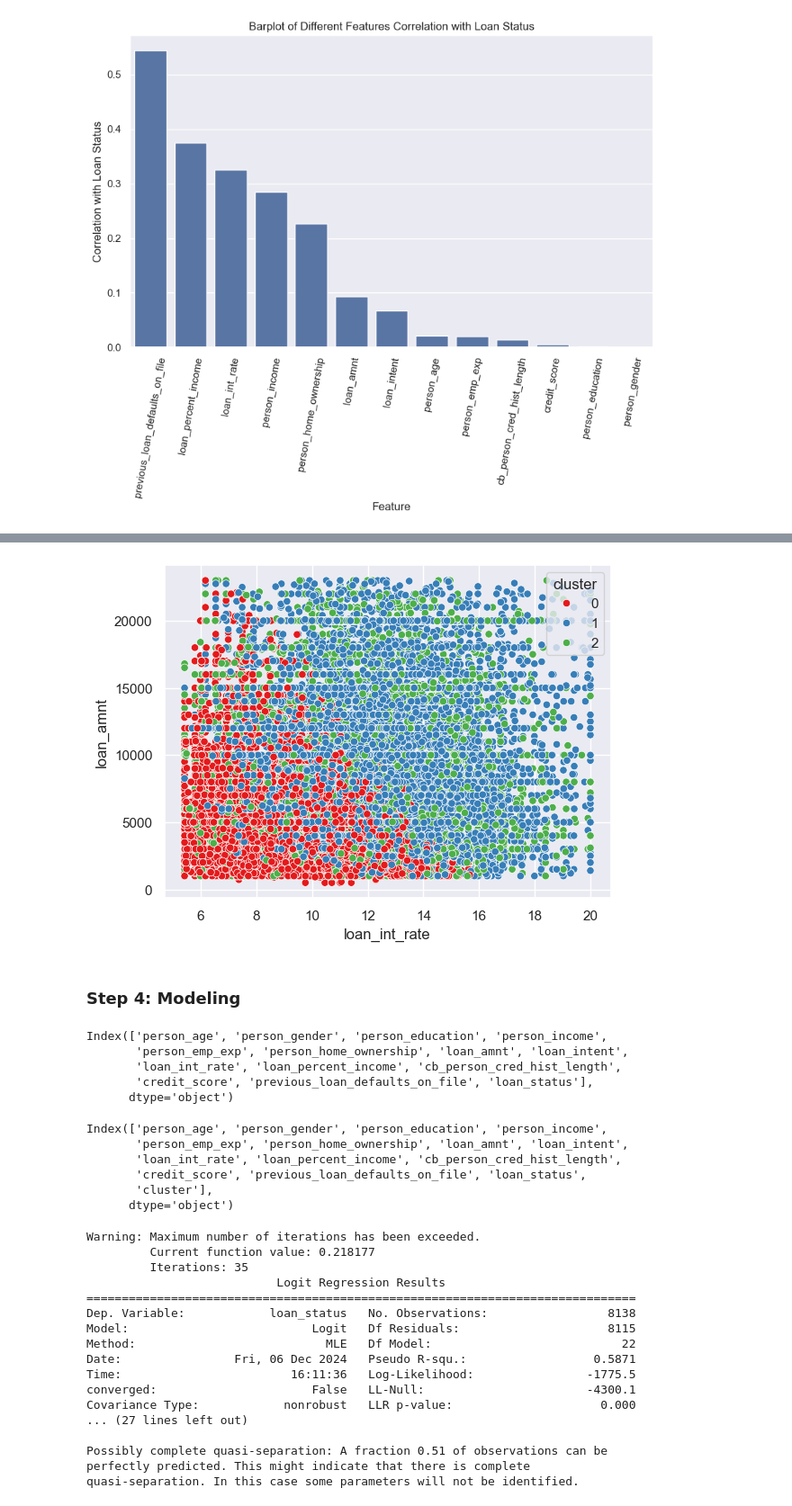
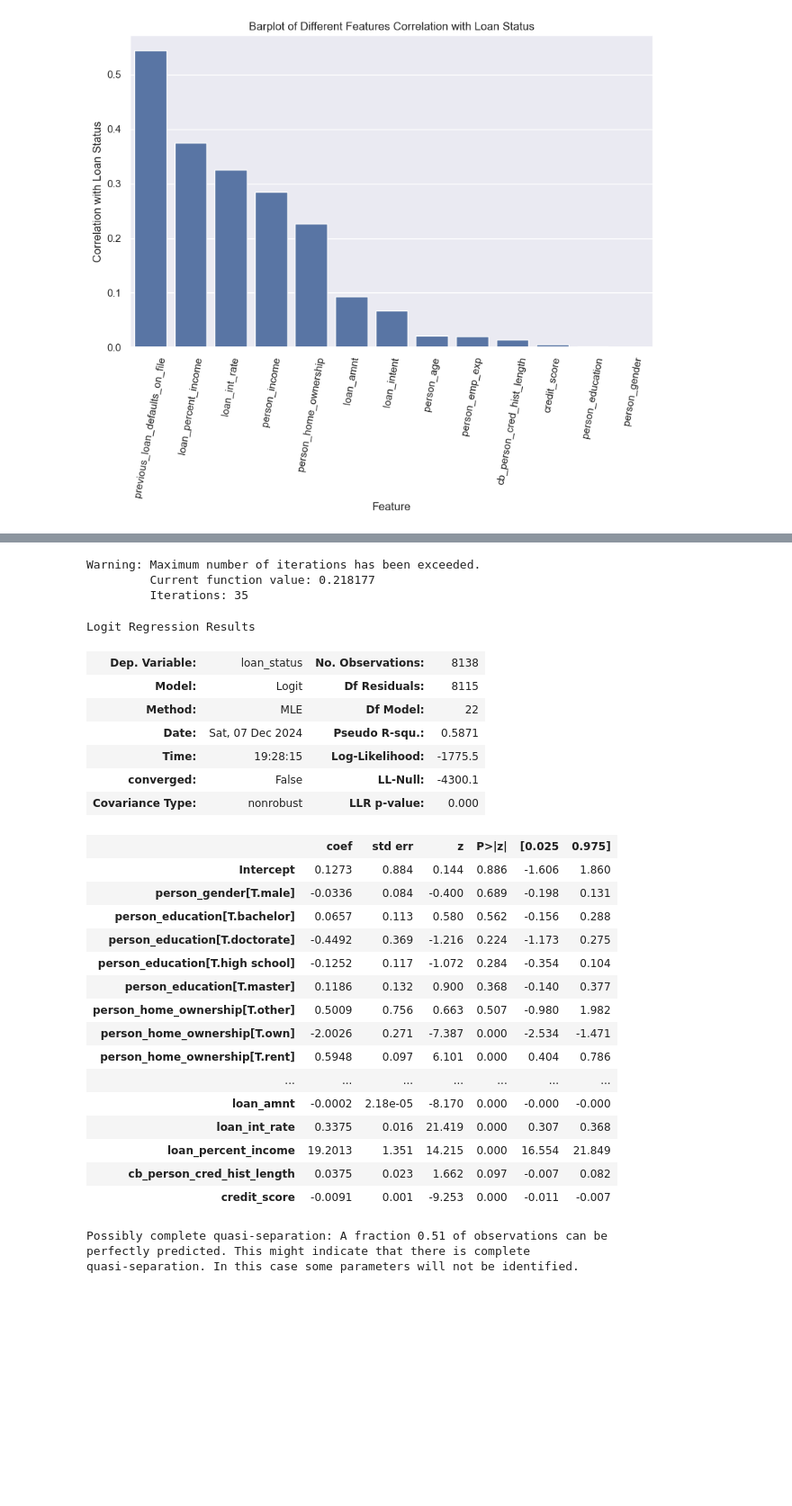
Before and after one commit to isaac-turk/Synchrony-Research-Presentation, a Jupyter notebook: loan_approval.ipynb, the cells around one changed output, grey strips where cells are left out. Shown at 90% size. Drawn from its saved outputs; the diff is of its cells as text; code cells hidden in the pictures; blank space fills up the shorter version.

```diff
--- a/loan_approval.ipynb
+++ b/loan_approval.ipynb
@@ -245,11 +220,3 @@ plt.show()
-# %%
-# Visualize the clusters
-sns.scatterplot(x='loan_int_rate', y='loan_amnt', hue='cluster', data=df, palette='Set1')
-plt.show()
-# %% [output]
-[figure, removed]
-# %% [markdown]
-### **Step 4: Modeling**
 # %%
 # Split our data into training and test sets while stratifying for loan_status
 from sklearn.model_selection import train_test_split
@@ -258,40 +225,37 @@ df_train, df_test = train_test_split(df.drop('cluster', axis=1), train_size=0.2,
-# %%
-df_train.columns
-# %% [output]
-Index(['person_age', 'person_gender', 'person_education', 'person_income',
-       'person_emp_exp', 'person_home_ownership', 'loan_amnt', 'loan_intent',
-       'loan_int_rate', 'loan_percent_income', 'cb_person_cred_hist_length',
-       'credit_score', 'previous_loan_defaults_on_file', 'loan_status'],
-      dtype='object')
-# %%
-df.columns
-# %% [output]
-Index(['person_age', 'person_gender', 'person_education', 'person_income',
-       'person_emp_exp', 'person_home_ownership', 'loan_amnt', 'loan_intent',
-       'loan_int_rate', 'loan_percent_income', 'cb_person_cred_hist_length',
-       'credit_score', 'previous_loan_defaults_on_file', 'loan_status',
-       'cluster'],
-      dtype='object')
 # %%
+# Fit logistic model with top all features from from our dataset
 import statsmodels.formula.api as smf
 
 log_model = smf.logit('loan_status ~ person_age + person_gender + person_education + person_income + person_emp_exp + person_home_ownership + loan_amnt + loan_intent + loan_int_rate + loan_percent_income + cb_person_cred_hist_length + credit_score + previous_loan_defaults_on_file', data=df_train).fit()
-print(log_model.summary())
+log_model.summary()
 # %% [output]
 Warning: Maximum number of iterations has been exceeded.
          Current function value: 0.218177
          Iterations: 35
-                           Logit Regression Results
-==============================================================================
-Dep. Variable:            loan_status   No. Observations:                 8138
-Model:                          Logit   Df Residuals:                     8115
-Method:                           MLE   Df Model:                           22
-Date:                Fri, 06 Dec 2024   Pseudo R-squ.:                  0.5871
-Time:                        16:11:36   Log-Likelihood:                -1775.5
-converged:                      False   LL-Null:                       -4300.1
-Covariance Type:            nonrobust   LLR p-value:                     0.000
-... (27 lines left out)
-
-Possibly complete quasi-separation: A fraction 0.51 of observations can be
-perfectly predicted. This might indicate that there is complete
-quasi-separation. In this case some parameters will not be identified.
+Logit Regression Results
+| Dep. Variable: | loan_status | No. Observations: | 8138 |
+| Model: | Logit | Df Residuals: | 8115 |
+| Method: | MLE | Df Model: | 22 |
+| Date: | Sat, 07 Dec 2024 | Pseudo R-squ.: | 0.5871 |
+| Time: | 19:28:15 | Log-Likelihood: | -1775.5 |
+| converged: | False | LL-Null: | -4300.1 |
+| Covariance Type: | nonrobust | LLR p-value: | 0.000 |
+|  | coef | std err | z | P>|z| | [0.025 | 0.975] |
+| Intercept | 0.1273 | 0.884 | 0.144 | 0.886 | -1.606 | 1.860 |
+| person_gender[T.male] | -0.0336 | 0.084 | -0.400 | 0.689 | -0.198 | 0.131 |
+| person_education[T.bachelor] | 0.0657 | 0.113 | 0.580 | 0.562 | -0.156 | 0.288 |
+| person_education[T.doctorate] | -0.4492 | 0.369 | -1.216 | 0.224 | -1.173 | 0.275 |
+| person_education[T.high school] | -0.1252 | 0.117 | -1.072 | 0.284 | -0.354 | 0.104 |
+| person_education[T.master] | 0.1186 | 0.132 | 0.900 | 0.368 | -0.140 | 0.377 |
+| person_home_ownership[T.other] | 0.5009 | 0.756 | 0.663 | 0.507 | -0.980 | 1.982 |
+| person_home_ownership[T.own] | -2.0026 | 0.271 | -7.387 | 0.000 | -2.534 | -1.471 |
+| person_home_ownership[T.rent] | 0.5948 | 0.097 | 6.101 | 0.000 | 0.404 | 0.786 |
+| ... | ... | ... | ... | ... | ... | ... |
+| loan_amnt | -0.0002 | 2.18e-05 | -8.170 | 0.000 | -0.000 | -0.000 |
+| loan_int_rate | 0.3375 | 0.016 | 21.419 | 0.000 | 0.307 | 0.368 |
+| loan_percent_income | 19.2013 | 1.351 | 14.215 | 0.000 | 16.554 | 21.849 |
+| cb_person_cred_hist_length | 0.0375 | 0.023 | 1.662 | 0.097 | -0.007 | 0.082 |
+| credit_score | -0.0091 | 0.001 | -9.253 | 0.000 | -0.011 | -0.007 |
+Possibly complete quasi-separation: A fraction 0.51 of observations can be
+perfectly predicted. This might indicate that there is complete
+quasi-separation. In this case some parameters will not be identified.
```
Also changed, not shown: parts of 27 cells of this notebook.
